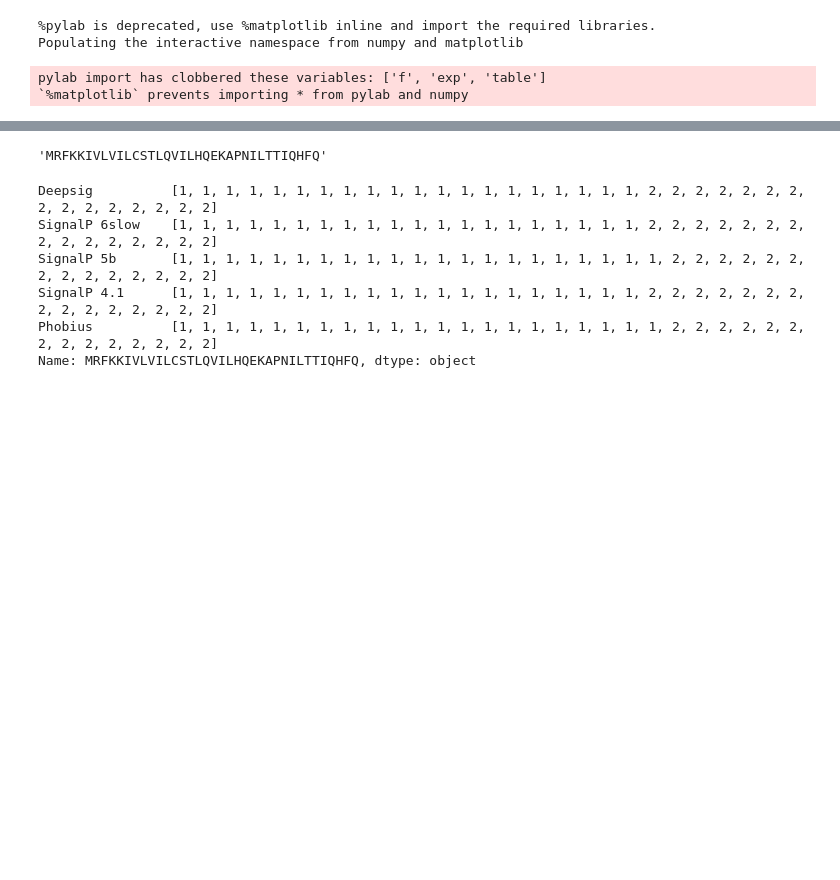
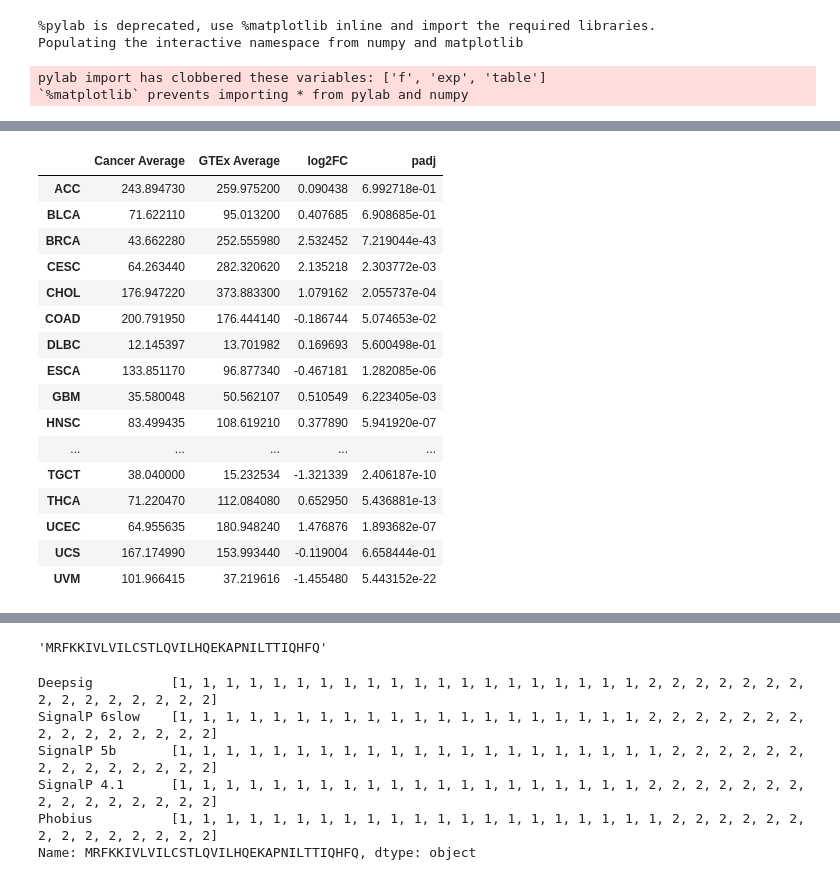
Before and after one commit to veliatx/dashboard, a Jupyter notebook: dashboard/etl/dev.ipynb, the cells around one changed output, grey strips where cells are left out. Saved outputs shown, nothing was run; the diff lists cells and outputs as text; code cells hidden in the pictures; blank space fills up the shorter version.

```diff
--- a/dashboard/etl/dev.ipynb
+++ b/dashboard/etl/dev.ipynb
@@ -7,0 +14,2 @@ pylab import has clobbered these variables: ['f', 'exp', 'table']
+# %%
+xena_metadata, xena_expression, vtx_id_to_transcripts, xena_vtx_sums, de_tables_dict = load_xena_tcga_gtex_target()
@@ -11 +90,21 @@ init_notebook_mode(connected = True)
+# %%
+de_tables_dict['ENST00000531220']
+# %% [output]
+|  | Cancer Average | GTEx Average | log2FC | padj |
+| ACC | 243.894730 | 259.975200 | 0.090438 | 6.992718e-01 |
+| BLCA | 71.622110 | 95.013200 | 0.407685 | 6.908685e-01 |
+| BRCA | 43.662280 | 252.555980 | 2.532452 | 7.219044e-43 |
+| CESC | 64.263440 | 282.320620 | 2.135218 | 2.303772e-03 |
+| CHOL | 176.947220 | 373.883300 | 1.079162 | 2.055737e-04 |
+| COAD | 200.791950 | 176.444140 | -0.186744 | 5.074653e-02 |
+| DLBC | 12.145397 | 13.701982 | 0.169693 | 5.600498e-01 |
+| ESCA | 133.851170 | 96.877340 | -0.467181 | 1.282085e-06 |
+| GBM | 35.580048 | 50.562107 | 0.510549 | 6.223405e-03 |
+| HNSC | 83.499435 | 108.619210 | 0.377890 | 5.941920e-07 |
+| ... | ... | ... | ... | ... |
+| TGCT | 38.040000 | 15.232534 | -1.321339 | 2.406187e-10 |
+| THCA | 71.220470 | 112.084080 | 0.652950 | 5.436881e-13 |
+| UCEC | 64.955635 | 180.948240 | 1.476876 | 1.893682e-07 |
+| UCS | 167.174990 | 153.993440 | -0.119004 | 6.658444e-01 |
+| UVM | 101.966415 | 37.219616 | -1.455480 | 5.443152e-22 |
 # %%
```
Also changed, not shown: parts of 31 cells of this notebook, 5 other files.
